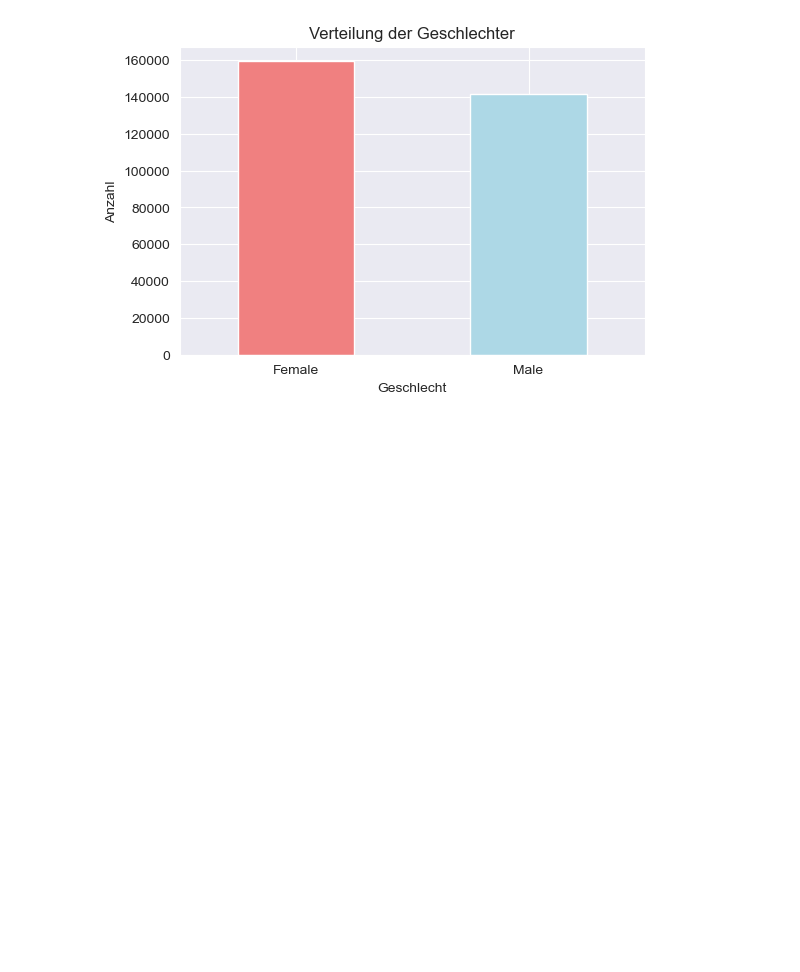
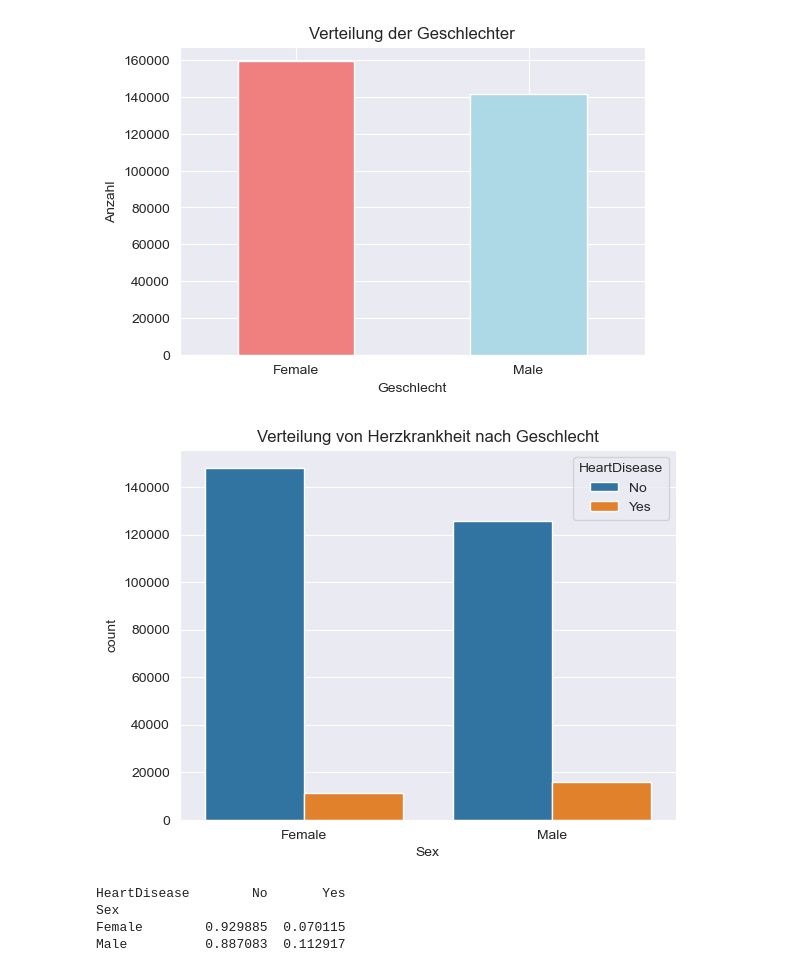
Before and after one commit to ManaTrooo/Asai-Projekt, a Jupyter notebook: DataSet_1.ipynb, the cells around one changed output. Saved outputs shown, nothing was run; the diff lists cells and outputs as text; code cells hidden in the pictures; blank space fills up the shorter version.

```diff
--- a/DataSet_1.ipynb
+++ b/DataSet_1.ipynb
@@ -311,3 +313,17 @@ plt.show()
 Female: 159282 Patienten (52.93%)
 Male: 141644 Patienten (47.07%)
 [figure]
+# %%
+# Bias: Zielverteilung nach Geschlecht
+sns.countplot(data=df, x='Sex', hue='HeartDisease')
+plt.title("Verteilung von Herzkrankheit nach Geschlecht")
+plt.show()
+
+# Diagnosewahrscheinlichkeit pro Geschlecht
+print(df.groupby("Sex")["HeartDisease"].value_counts(normalize=True).unstack())
+# %% [output]
+[figure, added]
+HeartDisease        No       Yes
+Sex
+Female        0.929885  0.070115
+Male          0.887083  0.112917
```
Also changed, not shown: parts of 12 cells of this notebook.
